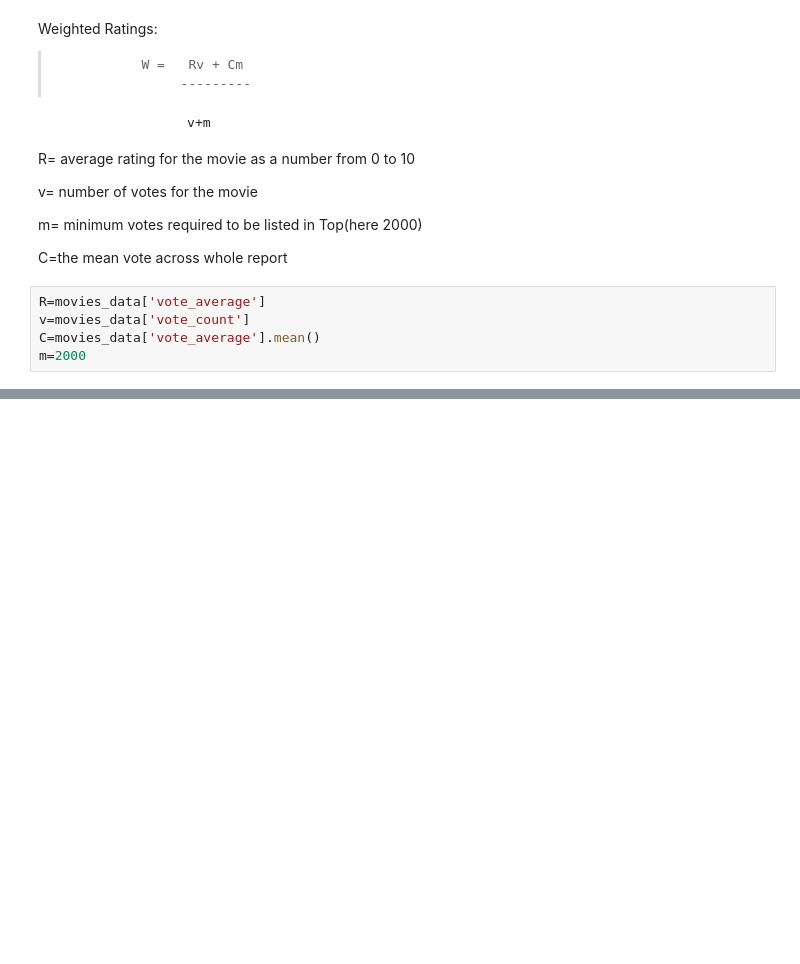
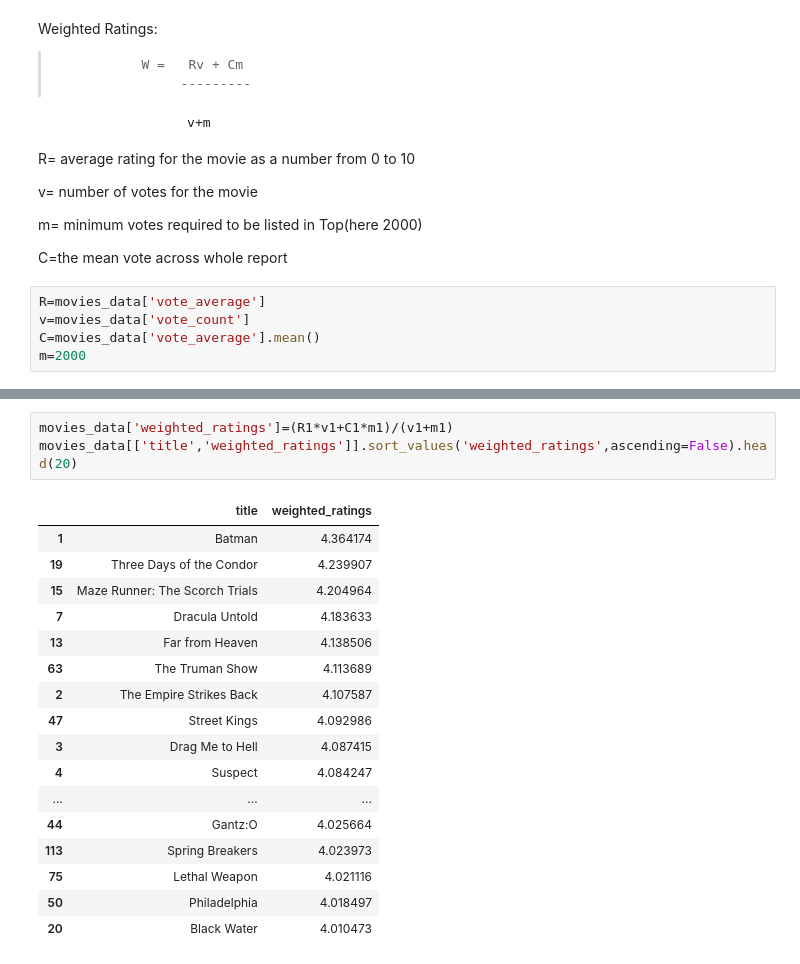
Before and after one commit to disha2sinha/Movie-Recommendation-System, a Jupyter notebook: Recommendation_System.ipynb, the cells around one changed output, grey strips where cells are left out. Cells and saved outputs as stored; diff of their text form; blank space fills up the shorter version.

```diff
--- a/Recommendation_System.ipynb
+++ b/Recommendation_System.ipynb
@@ -87,0 +97,21 @@ movies_data[['title','weighted_ratings']].sort_values('weighted_ratings',ascendi
+# %%
+movies_data['weighted_ratings']=(R1*v1+C1*m1)/(v1+m1)
+movies_data[['title','weighted_ratings']].sort_values('weighted_ratings',ascending=False).head(20)
+# %% [output]
+|  | title | weighted_ratings |
+| 1 | Batman | 4.364174 |
+| 19 | Three Days of the Condor | 4.239907 |
+| 15 | Maze Runner: The Scorch Trials | 4.204964 |
+| 7 | Dracula Untold | 4.183633 |
+| 13 | Far from Heaven | 4.138506 |
+| 63 | The Truman Show | 4.113689 |
+| 2 | The Empire Strikes Back | 4.107587 |
+| 47 | Street Kings | 4.092986 |
+| 3 | Drag Me to Hell | 4.087415 |
+| 4 | Suspect | 4.084247 |
+| ... | ... | ... |
+| 44 | Gantz:O | 4.025664 |
+| 113 | Spring Breakers | 4.023973 |
+| 75 | Lethal Weapon | 4.021116 |
+| 50 | Philadelphia | 4.018497 |
+| 20 | Black Water | 4.010473 |
```
Also changed, not shown: parts of 6 cells of this notebook.
